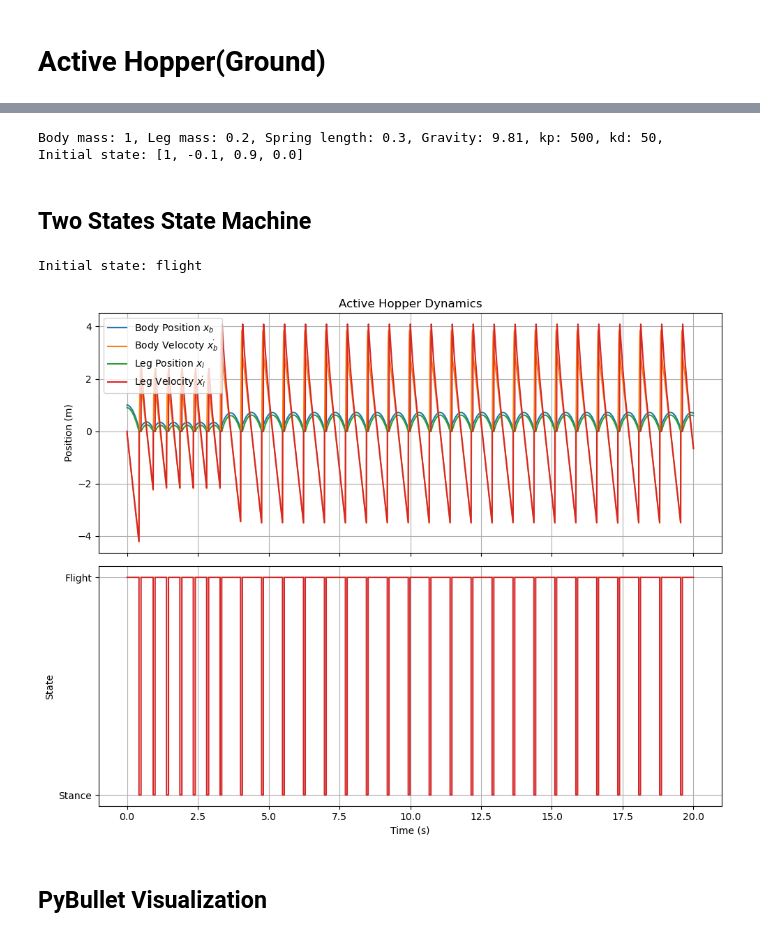
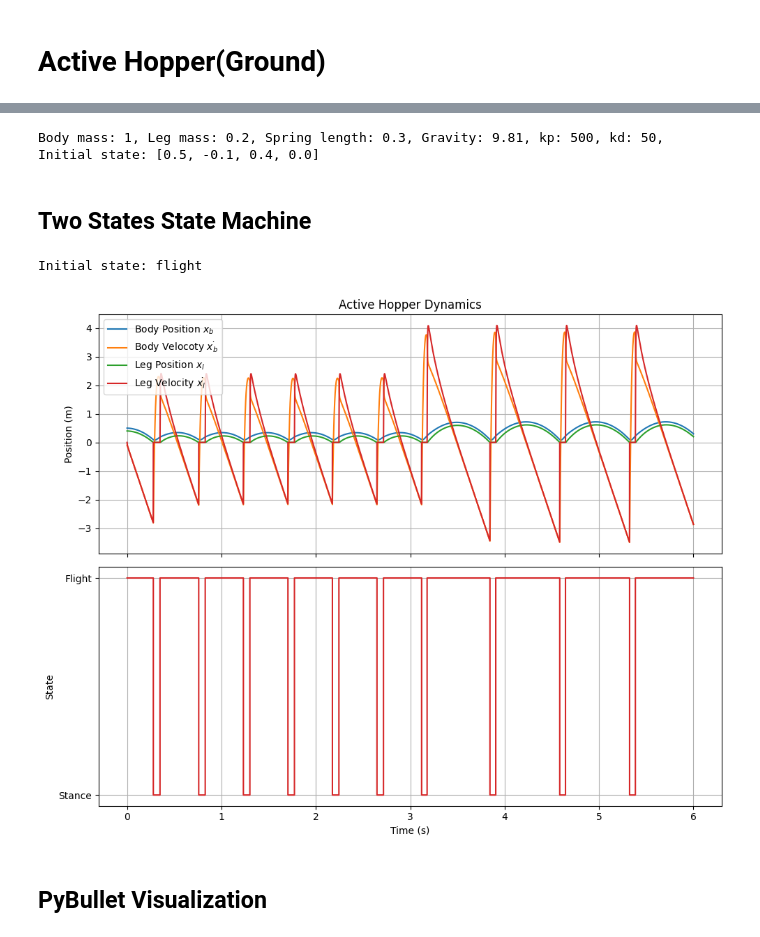
Before and after one commit to thecleverbanana/hopper_sim, a Jupyter notebook: notebooks/simple_active_hopper.ipynb, the cells around one changed output, grey strips where cells are left out. Drawn from its saved outputs; the diff is of its cells as text; code cells hidden in the pictures.

```diff
--- a/notebooks/simple_active_hopper.ipynb
+++ b/notebooks/simple_active_hopper.ipynb
@@ -14,7 +14,7 @@ Current working directory: /Users/jerrywu/Desktop/hopper_sim
 # %%
 import yaml
 
-with open("cfg/simple_active_hopper.yaml", "r") as f:
+with open("cfg/simple_activate_hopper.yaml", "r") as f:
     cfg = yaml.safe_load(f)
 
 m_b = cfg["body_mass"]
@@ -27,7 +27,7 @@ kd = cfg["kd"]
 # %%
 print(f"Body mass: {m_b}, Leg mass: {m_l}, Spring length: {l0}, Gravity: {g}, kp: {kp}, kd: {kd},  Initial state: {x0}")
 # %% [output]
-Body mass: 1, Leg mass: 0.2, Spring length: 0.3, Gravity: 9.81, kp: 500, kd: 50,  Initial state: [1, -0.1, 0.9, 0.0]
+Body mass: 1, Leg mass: 0.2, Spring length: 0.3, Gravity: 9.81, kp: 500, kd: 50,  Initial state: [0.5, -0.1, 0.4, 0.0]
 # %% [markdown]
 ## Two States State Machine
 # %%
@@ -38,7 +38,7 @@ from models.simple_active_hopper import PDController
 
 # --- Simulation ---
 dt = 0.001
-t_max = 20.0
+t_max = 6.0
 steps = int(t_max / dt)
 t = np.linspace(0, t_max, steps)
 
@@ -100,34 +100,34 @@ for i in range(1, steps):
             state = "flight"
 
     state_arr[i] = 1 if state == "flight" else 0
 
 
 # --- Plotting ---
 fig, axs = plt.subplots(2, 1, figsize=(10, 8), sharex=True)
 
 # Trajectories
 axs[0].plot(t, x[:, 0], label='Body Position $x_b$')
 axs[0].plot(t, x[:, 1], label='Body Velocoty $\dot{x_b}$')
 axs[0].plot(t, x[:, 2], label='Leg Position $x_l$')
 axs[0].plot(t, x[:, 3], label='Leg Velocity $\dot{x_l}$')
 axs[0].set_ylabel('Position (m)')
 axs[0].set_title('Active Hopper Dynamics')
 axs[0].legend()
 axs[0].grid(True)
 
 # State transitions (flight = 1, stance = 0)
 axs[1].plot(t, state_arr, color='tab:red', drawstyle='steps-post')
 axs[1].set_xlabel('Time (s)')
 axs[1].set_ylabel('State')
 axs[1].set_yticks([0, 1])
 axs[1].set_yticklabels(['Stance', 'Flight'])
 axs[1].grid(True)
 
 plt.tight_layout()
 plt.show()
 # %% [output]
 Initial state: flight
-[figure, old version]
+[figure, new version]
 # %% [markdown]
 ## PyBullet Visualization
 # %%
```
Also changed, not shown: parts of 2 cells of this notebook, 15 other files.
